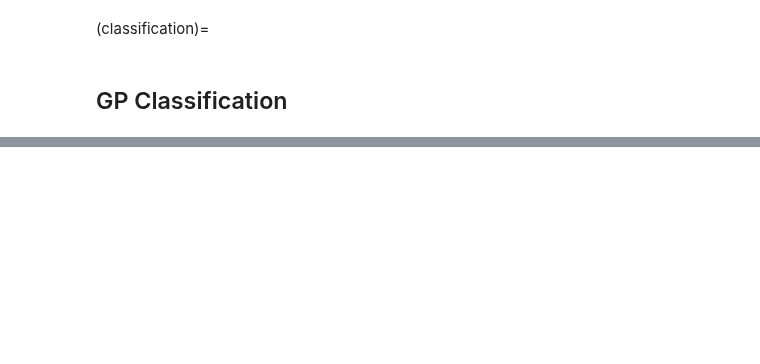
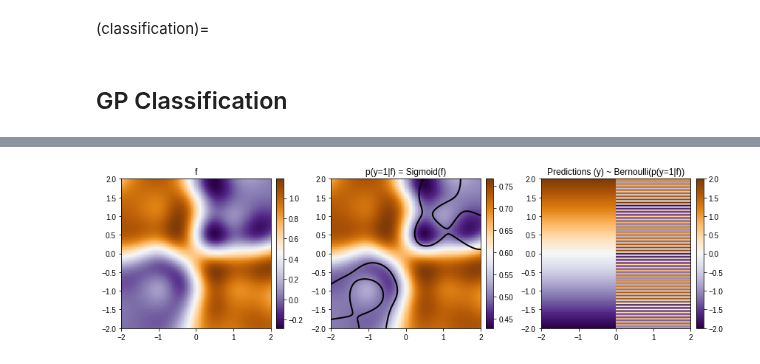
Before and after one commit to dfm/tinygp, a Jupyter notebook: docs/tutorials/gp_classification_test.ipynb, the cells around one changed output, grey strips where cells are left out. Saved outputs shown, nothing was run; the diff lists cells and outputs as text; code cells hidden in the pictures; blank space fills up the shorter version.

```diff
--- a/docs/tutorials/gp_classification_test.ipynb
+++ b/docs/tutorials/gp_classification_test.ipynb
@@ -82,0 +107,3 @@ for i in range(1000):
+# %%
+def sigmoid(x):
+  return 1 / (1 + jnp.exp(-x))
@@ -82,0 +117,44 @@ for i in range(1000):
+# %%
+def plot_pred_2d(arr, xx, yy, contour=False, ax=None, title=None):
+    if ax is None:
+        fig, ax = plt.subplots()
+    image = ax.imshow(
+        arr,
+        interpolation="nearest",
+        extent=(xx.min(), xx.max(), yy.min(), yy.max()),
+        aspect="equal",
+        origin="lower",
+        cmap=plt.cm.PuOr_r,
+    )
+    if contour:
+        contours = ax.contour(
+            xx,
+            yy,
+            sigmoid(mean).reshape(xx.shape),
+            levels=[0.5],
+            linewidths=2,
+            colors=["k"],
+        )
+
+    divider = make_axes_locatable(ax)
+    cax = divider.append_axes("right", size="5%", pad=0.1)
+
+    ax.get_figure().colorbar(image, cax=cax)
+    if title:
+        ax.set_title(title)
+# %%
+fig, ax = plt.subplots(ncols=3, figsize=(12, 4))
+plot_pred_2d(mean.reshape(xx.shape), xx, yy, ax=ax[0], title="f")
+plot_pred_2d(
+    sigmoid(mean).reshape(xx.shape),
+    xx,
+    yy,
+    ax=ax[1],
+    title="p(y=1|f) = Sigmoid(f)",
+    contour=True,
+)
+plot_pred_2d(T, xx, yy, ax=ax[2], title="Predictions (y) ~ Bernoulli(p(y=1|f))")
+
+fig.tight_layout()
+# %% [output]
+[figure, added]
```
Also changed, not shown: parts of 12 cells of this notebook, 1 other file.
